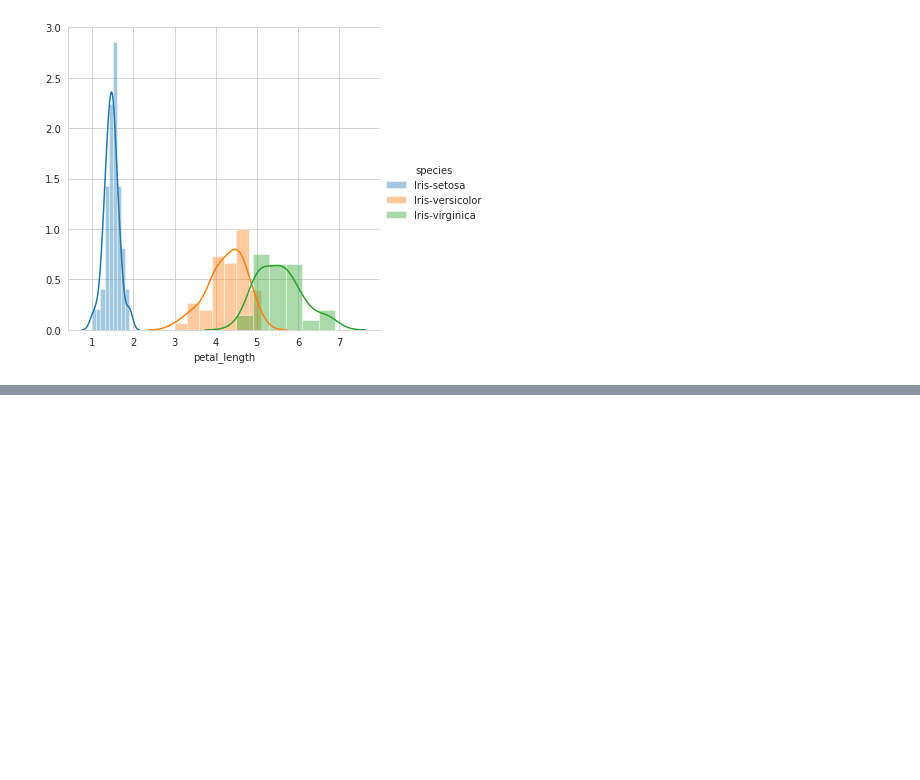
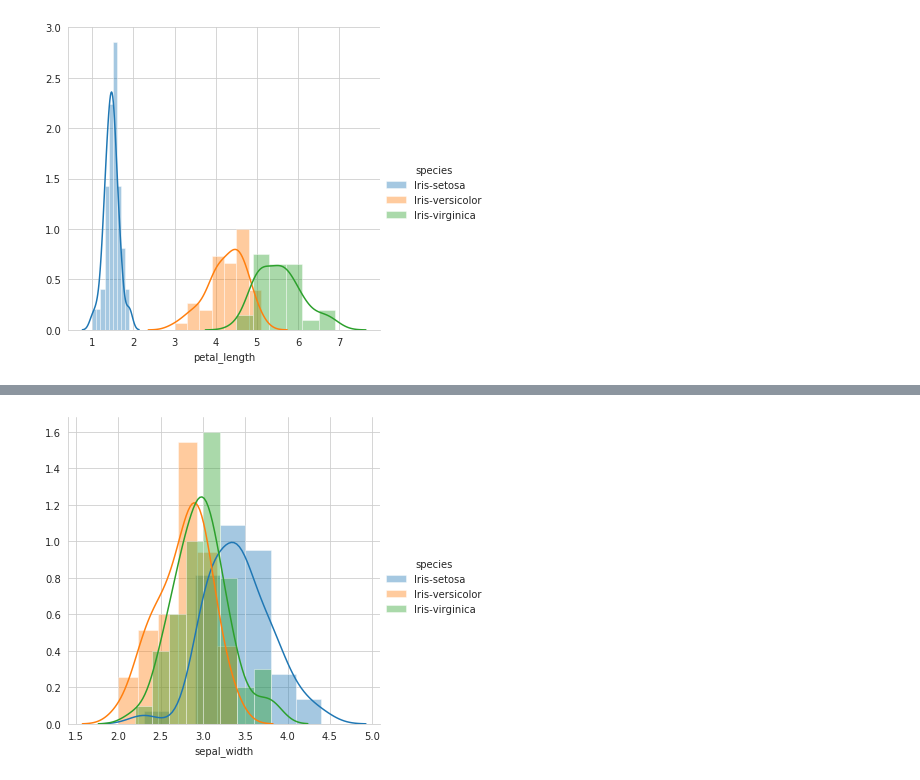
Before and after one commit to ashishsth7586/arduino, a Jupyter notebook: Module 2: Data Science Exploratory Data Analysis and Visualization/01_Plotting for EDA/Plotting for EDA.ipynb, the cells around one changed output, grey strips where cells are left out. Cells and saved outputs as stored; diff of their text form; code cells hidden in the pictures; blank space fills up the shorter version.

```diff
--- a/Module 2: Data Science Exploratory Data Analysis and Visualization/01_Plotting for EDA/Plotting for EDA.ipynb
+++ b/Module 2: Data Science Exploratory Data Analysis and Visualization/01_Plotting for EDA/Plotting for EDA.ipynb
@@ -156,0 +179,11 @@ plt.show()
+# %%
+sns.FacetGrid(
+    iris,
+    hue="species",
+    size=5
+).map(
+    sns.distplot, "sepal_width"
+).add_legend()
+plt.show()
+# %% [output]
+[figure, added]
```
Also changed, not shown: parts of 6 cells of this notebook.
